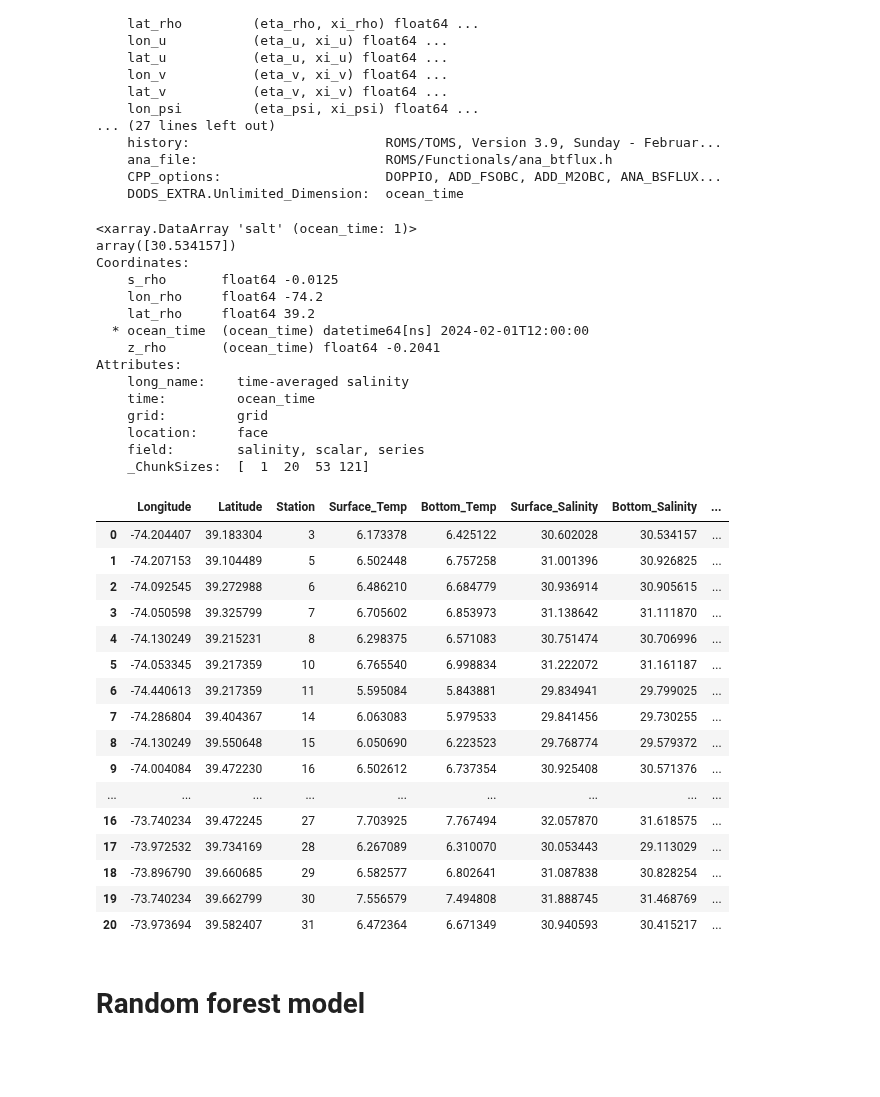
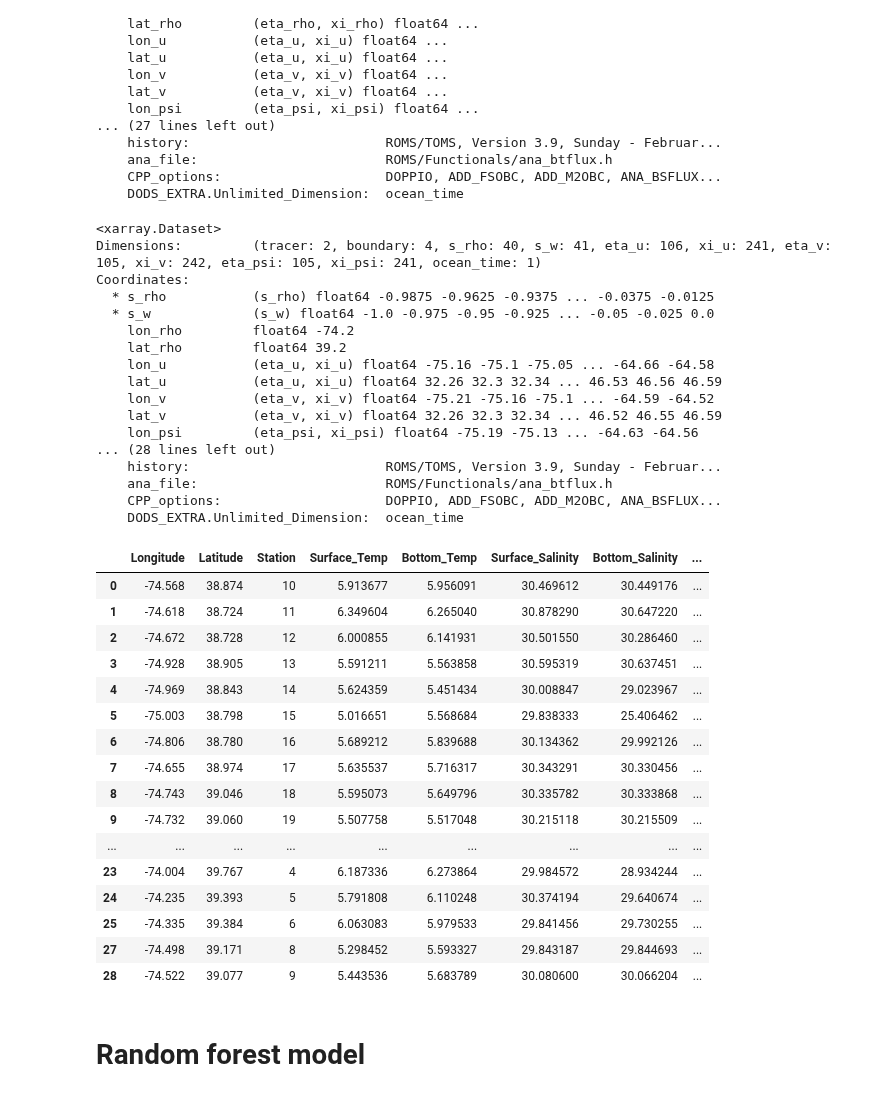
Before and after one commit to henrysun9074/fishics, a Jupyter notebook: models/q2a_doppio.ipynb, the cells around one changed output. Cells and saved outputs as stored; diff of their text form; code cells hidden in the pictures; blank space fills up the shorter version.

```diff
--- a/models/q2a_doppio.ipynb
+++ b/models/q2a_doppio.ipynb
@@ -59,30 +59,34 @@ ds2.coords['z_rho'] = z_rho.transpose()
 
 
 ##VALUES TO SAVE
-ds2.temp[:,0]
-ds2.temp[:, 39]
-ds2.salt[:,0]
-ds2.salt[:,39]
+# ds2.temp[:,0]
+# ds2.temp[:, 39]
+# ds2.salt[:,0]
+# ds2.salt[:,39]
+ds2
 # %% [output]
-<xarray.DataArray 'salt' (ocean_time: 1)>
-array([30.534157])
+<xarray.Dataset>
+Dimensions:         (tracer: 2, boundary: 4, s_rho: 40, s_w: 41, eta_u: 106, xi_u: 241, eta_v: 105, xi_v: 242, eta_psi: 105, xi_psi: 241, ocean_time: 1)
 Coordinates:
-    s_rho       float64 -0.0125
-    lon_rho     float64 -74.2
-    lat_rho     float64 39.2
-  * ocean_time  (ocean_time) datetime64[ns] 2024-02-01T12:00:00
-    z_rho       (ocean_time) float64 -0.2041
-Attributes:
-    long_name:    time-averaged salinity
-    time:         ocean_time
-    grid:         grid
-    location:     face
-    field:        salinity, scalar, series
-    _ChunkSizes:  [  1  20  53 121]
+  * s_rho           (s_rho) float64 -0.9875 -0.9625 -0.9375 ... -0.0375 -0.0125
+  * s_w             (s_w) float64 -1.0 -0.975 -0.95 -0.925 ... -0.05 -0.025 0.0
+    lon_rho         float64 -74.2
+    lat_rho         float64 39.2
+    lon_u           (eta_u, xi_u) float64 -75.16 -75.1 -75.05 ... -64.66 -64.58
+    lat_u           (eta_u, xi_u) float64 32.26 32.3 32.34 ... 46.53 46.56 46.59
+    lon_v           (eta_v, xi_v) float64 -75.21 -75.16 -75.1 ... -64.59 -64.52
+    lat_v           (eta_v, xi_v) float64 32.26 32.3 32.34 ... 46.52 46.55 46.59
+    lon_psi         (eta_psi, xi_psi) float64 -75.19 -75.13 ... -64.63 -64.56
+... (28 lines left out)
+    history:                         ROMS/TOMS, Version 3.9, Sunday - Februar...
+    ana_file:                        ROMS/Functionals/ana_btflux.h
+    CPP_options:                     DOPPIO, ADD_FSOBC, ADD_M2OBC, ANA_BSFLUX...
+    DODS_EXTRA.Unlimited_Dimension:  ocean_time
 # %%
 # Load your Excel file
 points_df = pd.read_excel("/Users/henrysun_1/Desktop/Duke/2024-2025/Summer 2024/fishics/data/q2a_sites.xlsx")  # Replace "points.xlsx" with the path to your Excel file
-
+points_df = points_df[points_df['date'] == '2024-02-01']
+points_df
 # Ensure your Excel file has columns named 'Lat', 'Lon', and 'Station'
 points = points_df.to_dict(orient='records')
 
@@ -90,49 +94,50 @@ points = points_df.to_dict(orient='records')
 data = []
 
 # Loop through each point
 for point in points:
     my_lon = point["Lon"]
     my_lat = point["Lat"]
     station = point["Station"]
 
     # Find the nearest grid point
     ds1 = abs(ds.lat_rho - my_lat) + abs(ds.lon_rho - my_lon)
     a, b = np.unravel_index(ds1.argmin(), ds1.shape)
     ds2 = ds.sel(eta_rho=a, xi_rho=b)
 
     # Extract the required values
     surface_temp = ds2.temp[:, 0].values[0]
     bottom_temp = ds2.temp[:, 39].values[0]
     surface_salt = ds2.salt[:, 0].values[0]
     bottom_salt = ds2.salt[:, 39].values[0]
 
     # Calculate stratification
     temp_stratification = np.abs(bottom_temp - surface_temp)
     salinity_stratification = np.abs(bottom_salt - surface_salt)
 
     # Append the values to the data list
     data.append([my_lon, my_lat, station, surface_temp, bottom_temp, surface_salt, bottom_salt, temp_stratification, salinity_stratification])
 
 df = pd.DataFrame(data, columns=["Longitude", "Latitude", "Station", "Surface_Temp", "Bottom_Temp", "Surface_Salinity", "Bottom_Salinity", "Temp_Stratification", "Salinity_Stratification"])
+df = df.dropna()
 df
 # %% [output]
 |  | Longitude | Latitude | Station | Surface_Temp | Bottom_Temp | Surface_Salinity | Bottom_Salinity | ... |
-| 0 | -74.204407 | 39.183304 | 3 | 6.173378 | 6.425122 | 30.602028 | 30.534157 | ... |
-| 1 | -74.207153 | 39.104489 | 5 | 6.502448 | 6.757258 | 31.001396 | 30.926825 | ... |
-| 2 | -74.092545 | 39.272988 | 6 | 6.486210 | 6.684779 | 30.936914 | 30.905615 | ... |
-| 3 | -74.050598 | 39.325799 | 7 | 6.705602 | 6.853973 | 31.138642 | 31.111870 | ... |
-| 4 | -74.130249 | 39.215231 | 8 | 6.298375 | 6.571083 | 30.751474 | 30.706996 | ... |
-| 5 | -74.053345 | 39.217359 | 10 | 6.765540 | 6.998834 | 31.222072 | 31.161187 | ... |
-| 6 | -74.440613 | 39.217359 | 11 | 5.595084 | 5.843881 | 29.834941 | 29.799025 | ... |
-| 7 | -74.286804 | 39.404367 | 14 | 6.063083 | 5.979533 | 29.841456 | 29.730255 | ... |
-| 8 | -74.130249 | 39.550648 | 15 | 6.050690 | 6.223523 | 29.768774 | 29.579372 | ... |
-| 9 | -74.004084 | 39.472230 | 16 | 6.502612 | 6.737354 | 30.925408 | 30.571376 | ... |
+| 0 | -74.568 | 38.874 | 10 | 5.913677 | 5.956091 | 30.469612 | 30.449176 | ... |
+| 1 | -74.618 | 38.724 | 11 | 6.349604 | 6.265040 | 30.878290 | 30.647220 | ... |
+| 2 | -74.672 | 38.728 | 12 | 6.000855 | 6.141931 | 30.501550 | 30.286460 | ... |
+| 3 | -74.928 | 38.905 | 13 | 5.591211 | 5.563858 | 30.595319 | 30.637451 | ... |
+| 4 | -74.969 | 38.843 | 14 | 5.624359 | 5.451434 | 30.008847 | 29.023967 | ... |
+| 5 | -75.003 | 38.798 | 15 | 5.016651 | 5.568684 | 29.838333 | 25.406462 | ... |
+| 6 | -74.806 | 38.780 | 16 | 5.689212 | 5.839688 | 30.134362 | 29.992126 | ... |
+| 7 | -74.655 | 38.974 | 17 | 5.635537 | 5.716317 | 30.343291 | 30.330456 | ... |
+| 8 | -74.743 | 39.046 | 18 | 5.595073 | 5.649796 | 30.335782 | 30.333868 | ... |
+| 9 | -74.732 | 39.060 | 19 | 5.507758 | 5.517048 | 30.215118 | 30.215509 | ... |
 | ... | ... | ... | ... | ... | ... | ... | ... | ... |
-| 16 | -73.740234 | 39.472245 | 27 | 7.703925 | 7.767494 | 32.057870 | 31.618575 | ... |
-| 17 | -73.972532 | 39.734169 | 28 | 6.267089 | 6.310070 | 30.053443 | 29.113029 | ... |
-| 18 | -73.896790 | 39.660685 | 29 | 6.582577 | 6.802641 | 31.087838 | 30.828254 | ... |
-| 19 | -73.740234 | 39.662799 | 30 | 7.556579 | 7.494808 | 31.888745 | 31.468769 | ... |
-| 20 | -73.973694 | 39.582407 | 31 | 6.472364 | 6.671349 | 30.940593 | 30.415217 | ... |
+| 23 | -74.004 | 39.767 | 4 | 6.187336 | 6.273864 | 29.984572 | 28.934244 | ... |
+| 24 | -74.235 | 39.393 | 5 | 5.791808 | 6.110248 | 30.374194 | 29.640674 | ... |
+| 25 | -74.335 | 39.384 | 6 | 6.063083 | 5.979533 | 29.841456 | 29.730255 | ... |
+| 27 | -74.498 | 39.171 | 8 | 5.298452 | 5.593327 | 29.843187 | 29.844693 | ... |
+| 28 | -74.522 | 39.077 | 9 | 5.443536 | 5.683789 | 30.080600 | 30.066204 | ... |
 # %% [markdown]
 # Random forest model
 # %%
```
Also changed, not shown: 3 other files.
